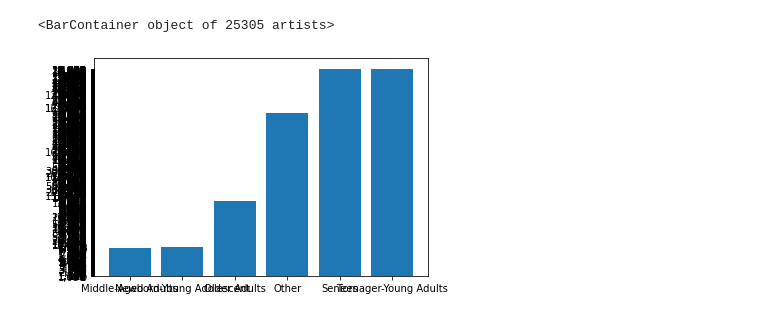
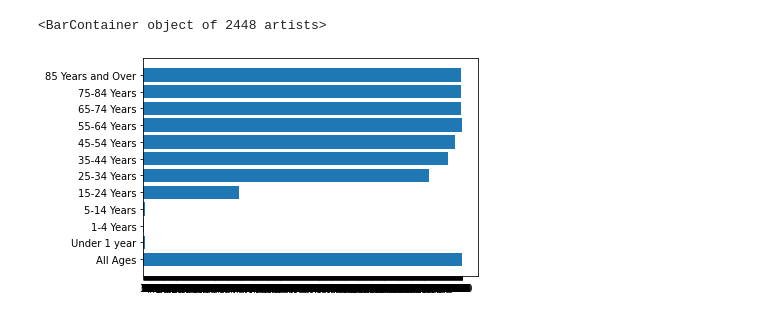
Before and after one commit to itsjonlau/Final-Project, a Jupyter notebook: JonLau_Dev/Analyzing_Data.ipynb, the cells around one changed output. Drawn from its saved outputs; the diff is of its cells as text; code cells hidden in the pictures.

```diff
--- a/JonLau_Dev/Analyzing_Data.ipynb
+++ b/JonLau_Dev/Analyzing_Data.ipynb
@@ -25,6 +48,8 @@ Updated_Data
 # %%
-plt.bar(Updated_Data['New Age'] ,Updated_Data['COVID-19 Deaths'])
+plt.barh(Updated_Data['Age Group'] ,Updated_Data['COVID-19 Deaths'])
-# %% [output]
-<BarContainer object of 25305 artists>
-[figure, removed]
+# %%
+plt.barh(Updated_Data_Week['Age Group'] ,Updated_Data_Week['COVID-19 Deaths'])
+# %% [output]
+<BarContainer object of 2448 artists>
+[figure, added]
 # %%
```
Also changed, not shown: parts of 10 cells of this notebook, 5 other files.
